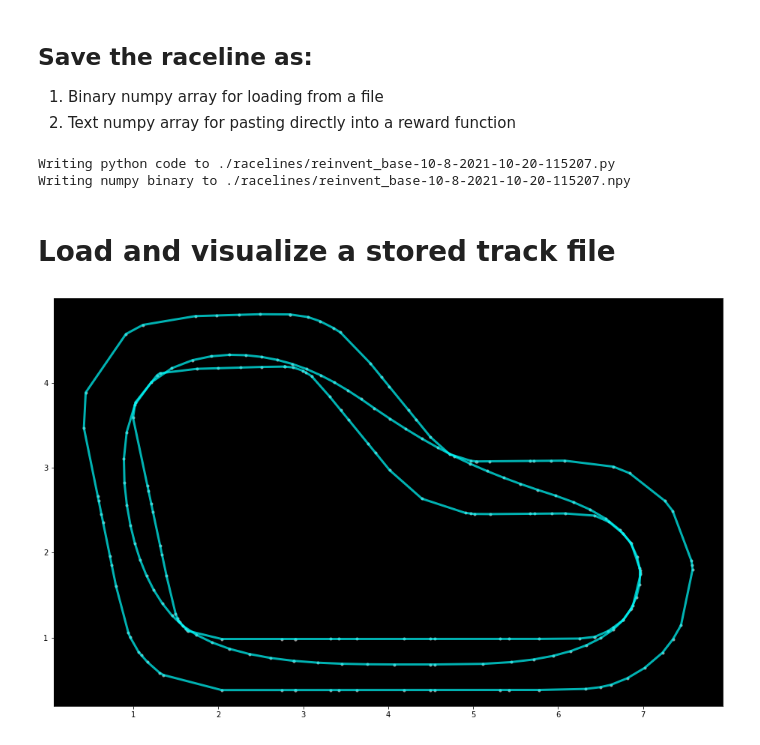
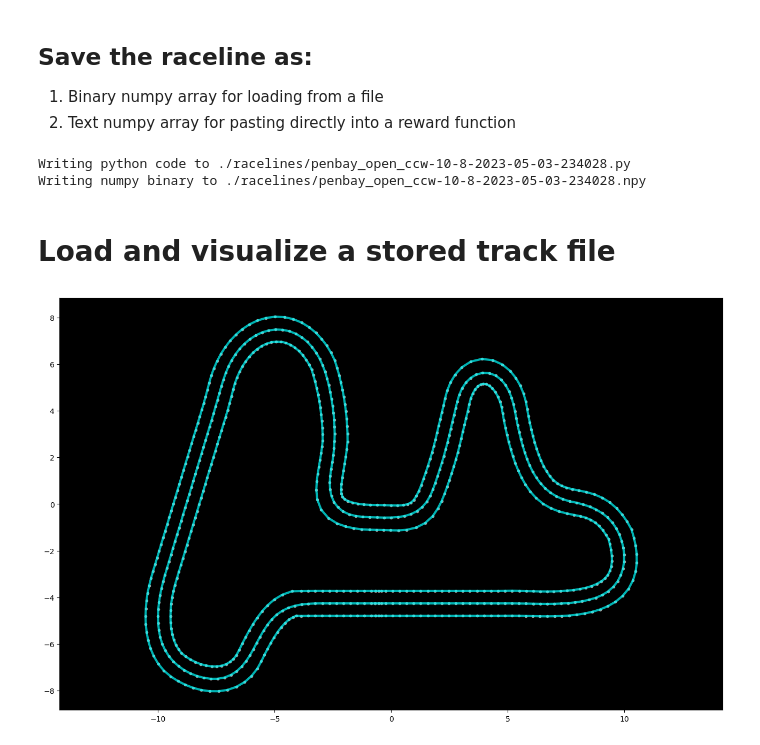
Before and after one commit to inyunch/Capstone_AWS_DeepRacer, a Jupyter notebook: Compute_Speed_And_Actions/Race-Line-Calculation.ipynb, the cells around one changed output. Drawn from its saved outputs; the diff is of its cells as text; code cells hidden in the pictures.

```diff
--- a/Compute_Speed_And_Actions/Race-Line-Calculation.ipynb
+++ b/Compute_Speed_And_Actions/Race-Line-Calculation.ipynb
@@ -42,11 +44,11 @@ available_track_names
  'Virtual_May19_Train_track']
 # %%
 # Replace the name here with the track to analyze
-TRACK_NAME = 'reinvent_base'
+TRACK_NAME = 'penbay_open_ccw'
 
 # Load the center, inner, outer waypoints
 waypoints = np.load("./tracks/%s.npy" % TRACK_NAME)
-
+print(waypoints)
 # Convert to Shapely objects
 center_line = waypoints[:,0:2]
 inner_border = waypoints[:,2:4]
@@ -54,7 +56,7 @@ outer_border = waypoints[:,4:6]
 l_center_line = LineString(center_line)
 l_inner_border = LineString(inner_border)
 l_outer_border = LineString(outer_border)
-road_poly = Polygon(np.vstack((l_outer_border, np.flipud(l_inner_border))))
+road_poly = Polygon(np.vstack((outer_border, np.flipud(inner_border))))
 print("Is loop/ring? ", l_center_line.is_ring)
 road_poly
 # %% [output]
@@ -295,20 +305,20 @@ with open(py_fname, "w") as file:
 print("Writing numpy binary to %s" % npy_fname)
 np.save(npy_fname, loop_race_line)
 # %% [output]
-Writing python code to ./racelines/reinvent_base-10-8-2021-10-20-115207.py
-Writing numpy binary to ./racelines/reinvent_base-10-8-2021-10-20-115207.npy
+Writing python code to ./racelines/penbay_open_ccw-10-8-2023-05-03-234028.py
+Writing numpy binary to ./racelines/penbay_open_ccw-10-8-2023-05-03-234028.npy
 # %% [markdown]
 # Load and visualize a stored track file
 # %%
 from numpy import array
 
-fname = './racelines/reinvent_base-400-4-2019-10-11-161903.py'
+fname = './racelines/penbay_open_ccw-10-8-2023-05-03-234028.py'
 with open(fname, "r") as file:
     deserialized = eval(file.read())
 deserialized
 fig = plt.figure(1, figsize=(16, 10))
 ax = fig.add_subplot(111, facecolor='black')
 plt.axis('equal')
 print_border(ax, deserialized, inner_border, outer_border)
 # %% [output]
-[figure, old version]
+[figure, new version]
```
Also changed, not shown: parts of 6 cells of this notebook, 10 other files.
